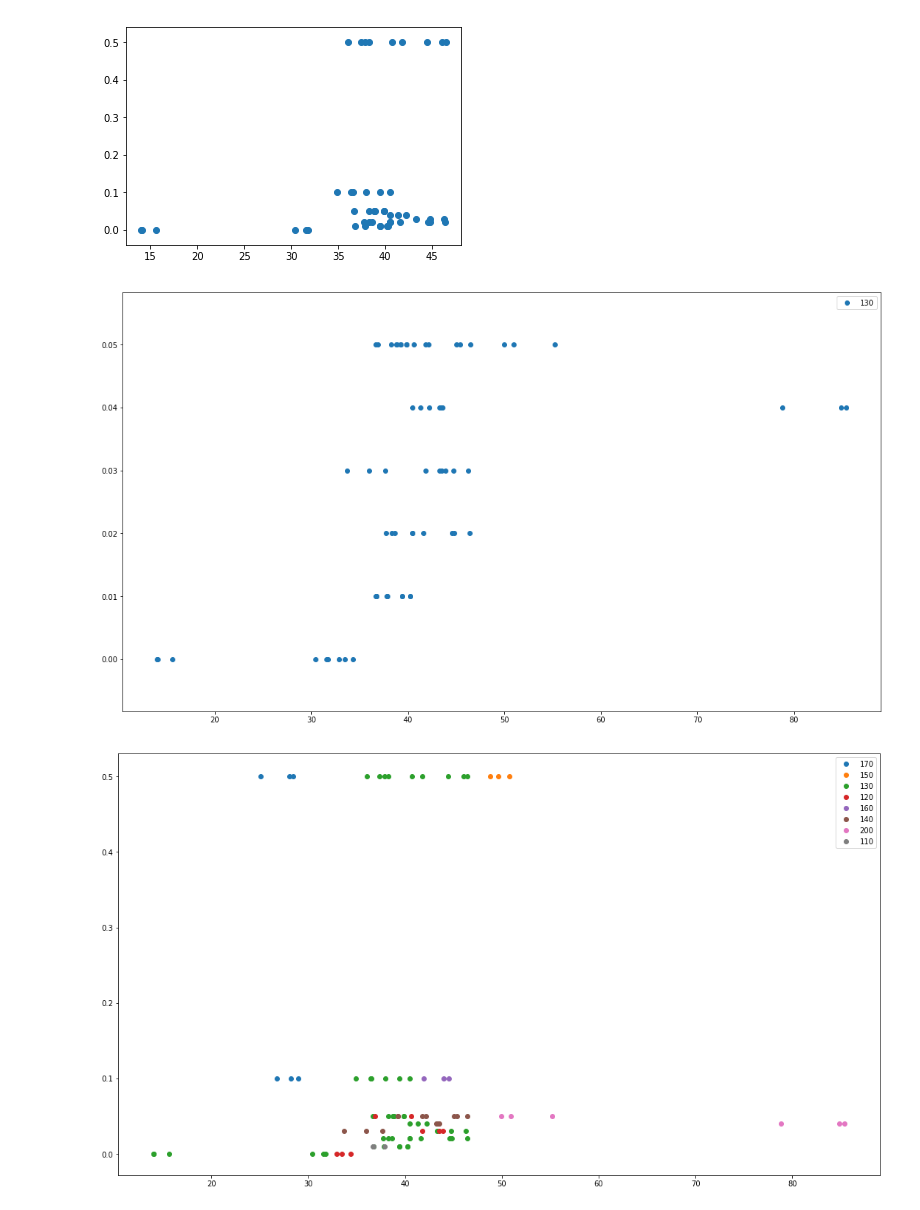
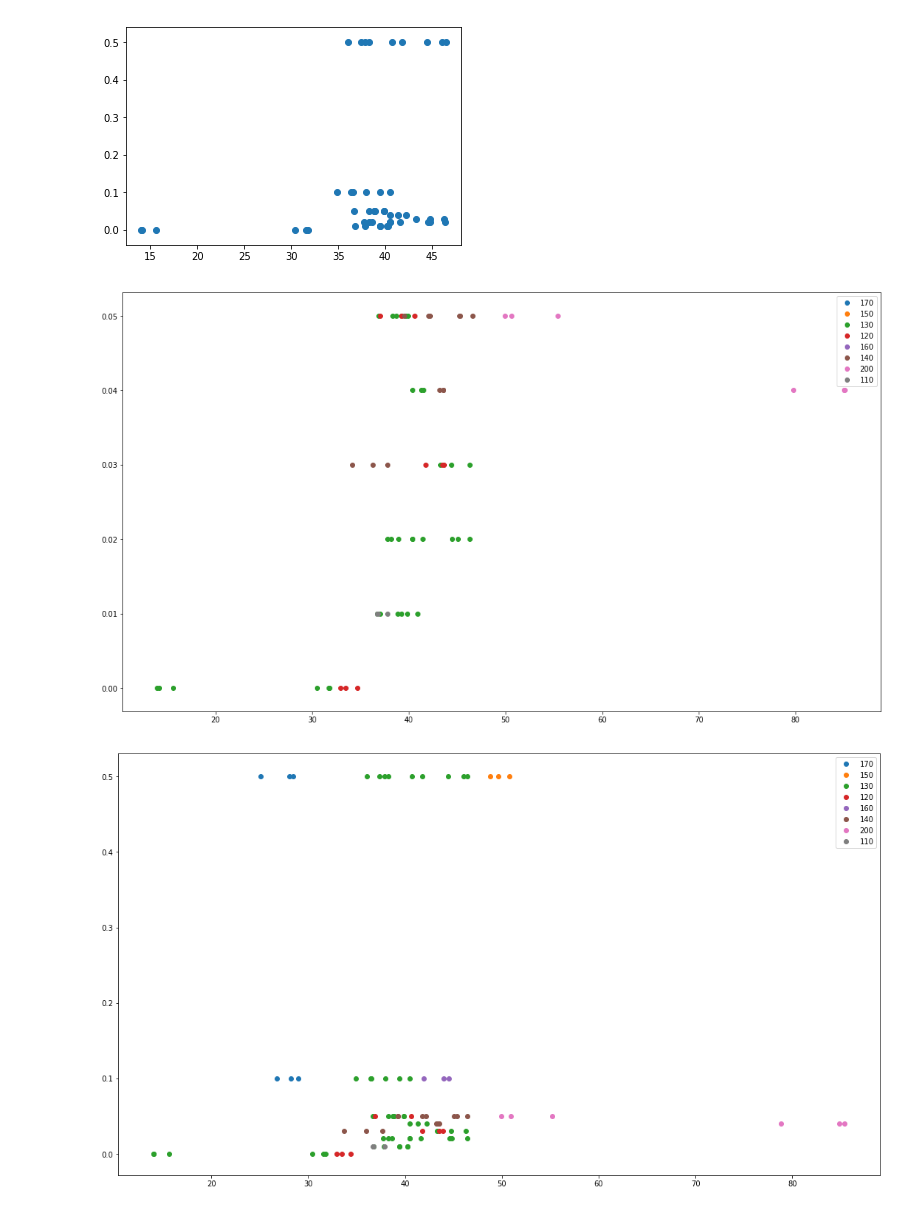
Before and after one commit to SothanaV/urinalysis, a Jupyter notebook: experimentweb/Untitled.ipynb, the cells around one changed output. Cells and saved outputs as stored; diff of their text form; code cells hidden in the pictures.

```diff
--- a/experimentweb/Untitled.ipynb
+++ b/experimentweb/Untitled.ipynb
@@ -83,17 +84,18 @@ plt.scatter(mdf.peak, mdf.ua)
 # %%
 lst = range(1459, 1552)
 fig, ax = plt.subplots()
 fig.set_size_inches(18.5, 10.5)
-for group in [130]:
+for group in df.cell.unique():# [130]:
 #     if not df.exp in lst: continue
     _mdf = df[df.cell==group]
-    _mdf = df[(df.exp.isin(lst))]
-    _mdf = df[(df.ua<0.1)]
+    _mdf = _mdf[(_mdf.exp.isin(lst))]
+#     _mdf = _mdf[(_mdf.ua<=0.1)]
+    _mdf = _mdf[(_mdf.ua<0.1)]
     ax.scatter(_mdf.peak, _mdf.ua, label=group)
 ax.legend()
 plt.show()
 # %% [output]
-[figure, old version]
+[figure, new version]
 # %%
 fig, ax = plt.subplots()
 fig.set_size_inches(18.5, 10.5)
```
Also changed, not shown: parts of 8 cells of this notebook, 2 other files.
